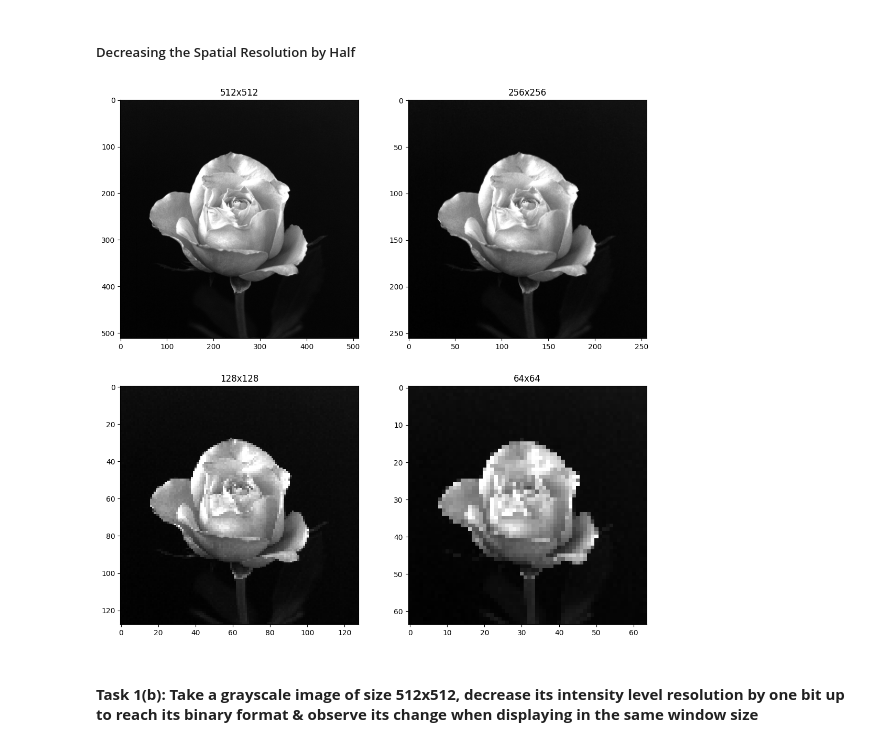
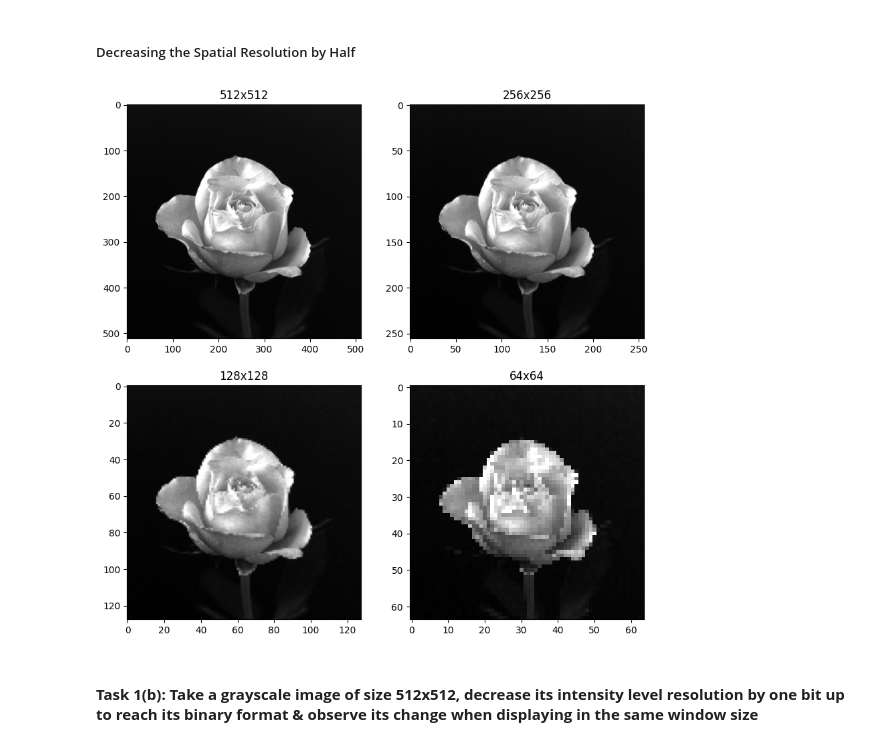
Before and after one commit to Shakil-RU/CSE4162-Digital-Image-Processing-Lab, a Jupyter notebook: Problem 1- Resolution, Histogram & Thresholding/FullCode(a,b,c).ipynb, the cells around one changed output. Drawn from its saved outputs; the diff is of its cells as text; code cells hidden in the pictures.

```diff
--- a/Problem 1- Resolution, Histogram & Thresholding/FullCode(a,b,c).ipynb
+++ b/Problem 1- Resolution, Histogram & Thresholding/FullCode(a,b,c).ipynb
@@ -28,18 +28,18 @@ def decrease_resolution(image):
 ##### Decreasing the Spatial Resolution by Half
 # %%
 decreased_image = original_image.copy()
-plt.figure(figsize = (13, 13))
+plt.figure(figsize = (10, 10))
 
 for k in range (1, 5):
     plt.subplot(2, 2, k)
     plt.imshow(decreased_image, cmap = 'gray')
     height, width = decreased_image.shape
     plt.title(f"{height}x{width}")
     decreased_image = decrease_resolution(decreased_image)
 
 plt.show()
 # %% [output]
-[figure, old version]
+[figure, new version]
 # %% [markdown]
 #### **Task 1(b): Take a grayscale image of size 512x512, decrease its intensity level resolution by one bit up to reach its binary format & observe its change when displaying in the same window size**
 # %% [markdown]
```
Also changed, not shown: parts of 1 cell of this notebook, 3 other files.
